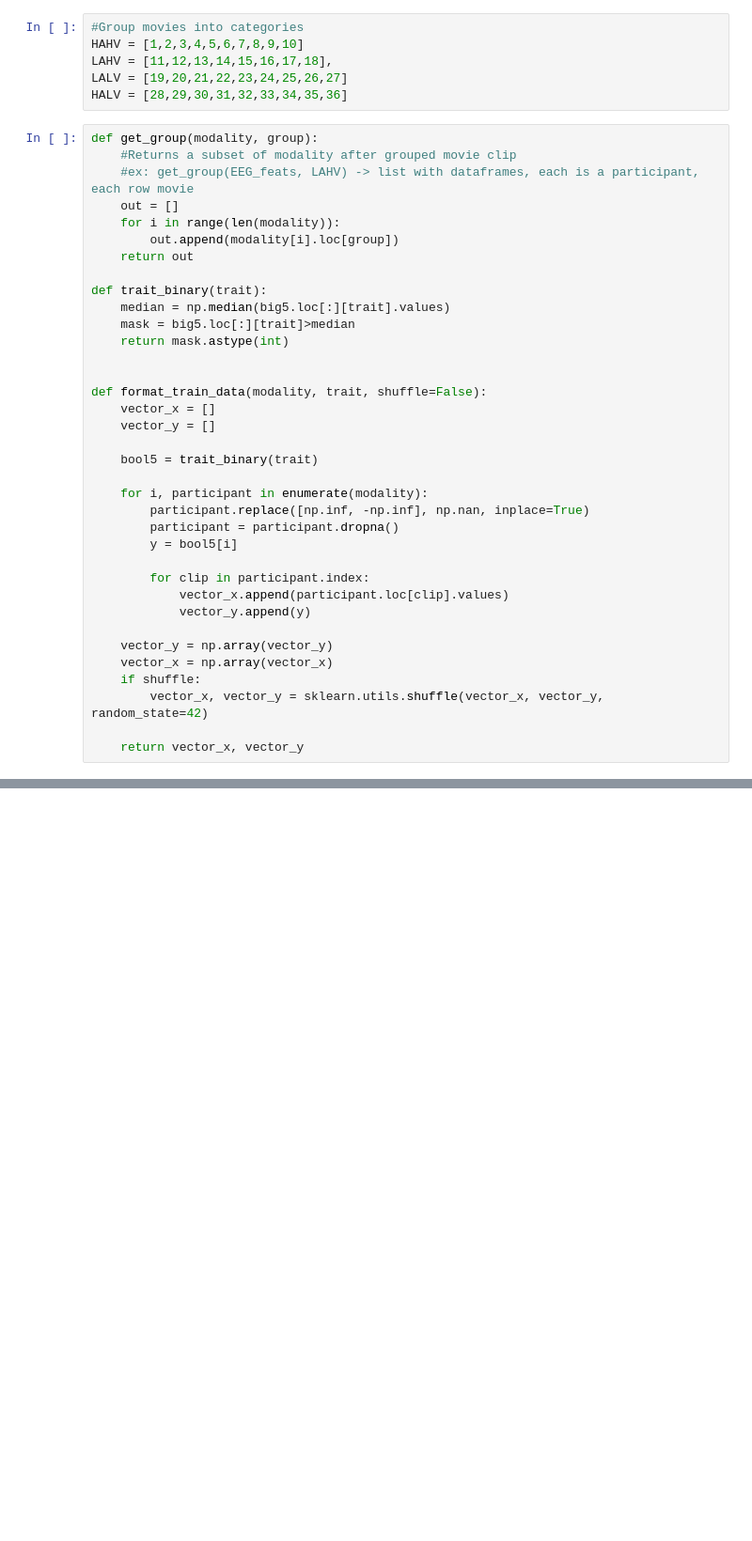
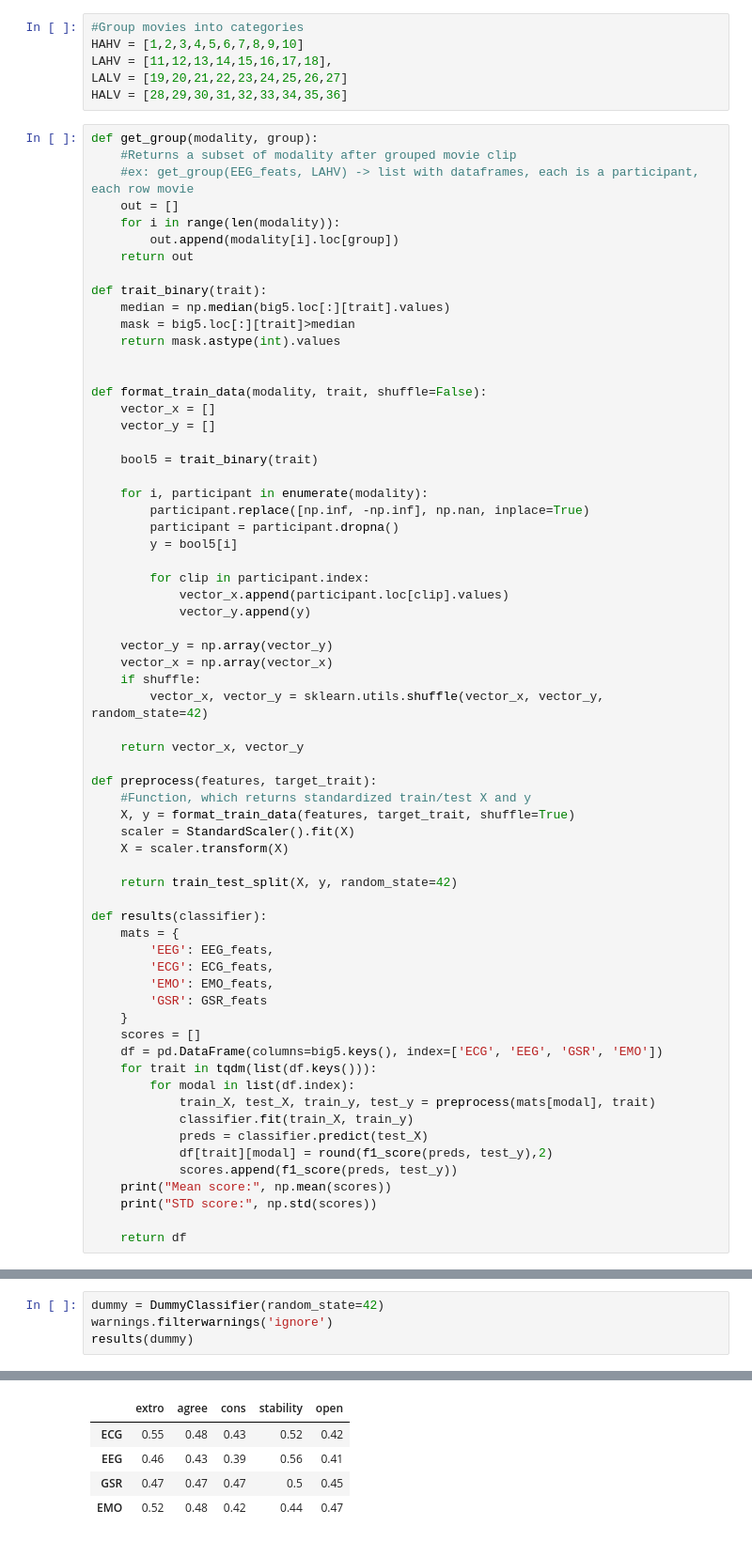
Before and after one commit to kroglkt/CogSci2, a Jupyter notebook: Reading Data.ipynb, the cells around one changed output, grey strips where cells are left out. Shown at 94% size. Saved outputs shown, nothing was run; the diff lists cells and outputs as text; blank space fills up the shorter version.

Commit message:
Logistic regression results

```diff
--- a/Reading Data.ipynb
+++ b/Reading Data.ipynb
@@ -182,7 +184,7 @@ def get_group(modality, group):
 def trait_binary(trait):
     median = np.median(big5.loc[:][trait].values)
     mask = big5.loc[:][trait]>median
-    return mask.astype(int)
+    return mask.astype(int).values
 
 
 def format_train_data(modality, trait, shuffle=False):
@@ -206,3 +208,32 @@ def format_train_data(modality, trait, shuffle=False):
         vector_x, vector_y = sklearn.utils.shuffle(vector_x, vector_y, random_state=42)
 
     return vector_x, vector_y
+
+def preprocess(features, target_trait):
+    #Function, which returns standardized train/test X and y
+    X, y = format_train_data(features, target_trait, shuffle=True)
+    scaler = StandardScaler().fit(X)
+    X = scaler.transform(X)
+
+    return train_test_split(X, y, random_state=42)
+
+def results(classifier):
+    mats = {
+        'EEG': EEG_feats,
+        'ECG': ECG_feats,
+        'EMO': EMO_feats,
+        'GSR': GSR_feats
+    }
+    scores = []
+    df = pd.DataFrame(columns=big5.keys(), index=['ECG', 'EEG', 'GSR', 'EMO'])
+    for trait in tqdm(list(df.keys())):
+        for modal in list(df.index):
+            train_X, test_X, train_y, test_y = preprocess(mats[modal], trait)
+            classifier.fit(train_X, train_y)
+            preds = classifier.predict(test_X)
+            df[trait][modal] = round(f1_score(preds, test_y),2)
+            scores.append(f1_score(preds, test_y))
+    print("Mean score:", np.mean(scores))
+    print("STD score:", np.std(scores))
+
+    return df
@@ -271,0 +244,5 @@ array([ 1.57441967e-04,  1.91998801e-04, -3.76131105e-06,  4.05646534e-05,
+# %%
+dummy = DummyClassifier(random_state=42)
+warnings.filterwarnings('ignore')
+results(dummy)
+# %% [output]
@@ -271,0 +251,5 @@ array([ 1.57441967e-04,  1.91998801e-04, -3.76131105e-06,  4.05646534e-05,
+|  | extro | agree | cons | stability | open |
+| ECG | 0.55 | 0.48 | 0.43 | 0.52 | 0.42 |
+| EEG | 0.46 | 0.43 | 0.39 | 0.56 | 0.41 |
+| GSR | 0.47 | 0.47 | 0.47 | 0.5 | 0.45 |
+| EMO | 0.52 | 0.48 | 0.42 | 0.44 | 0.47 |
```
Also changed, not shown: parts of 13 cells of this notebook.
